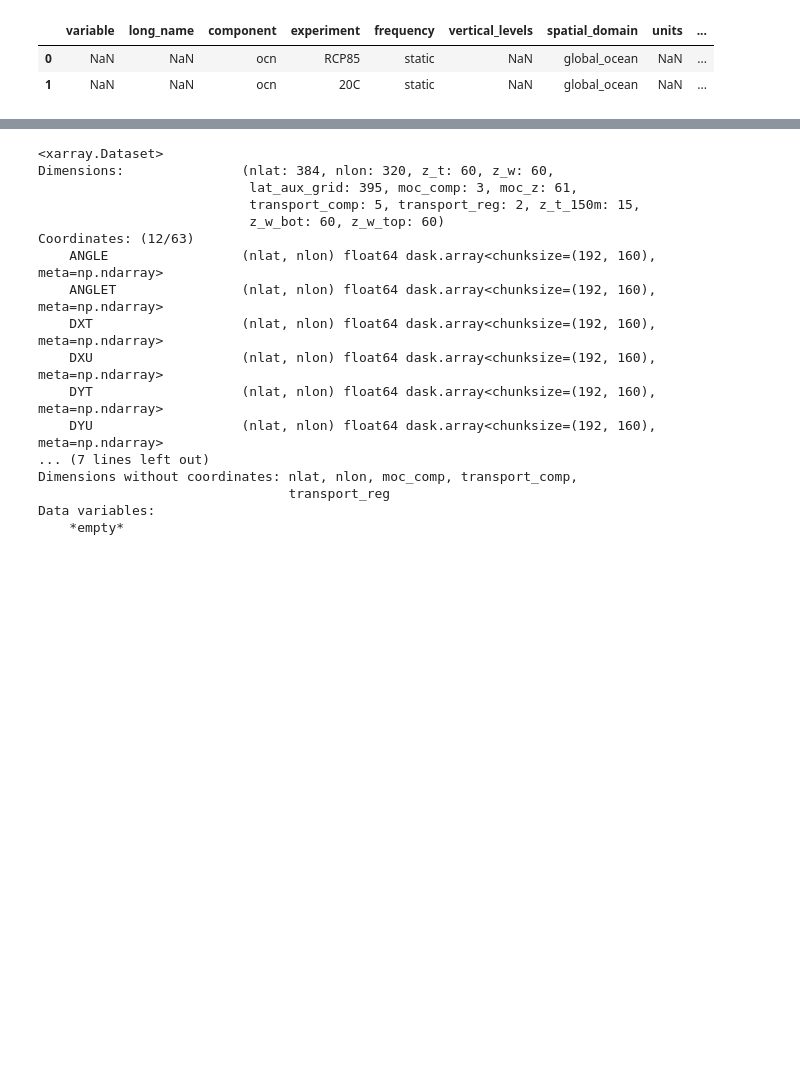
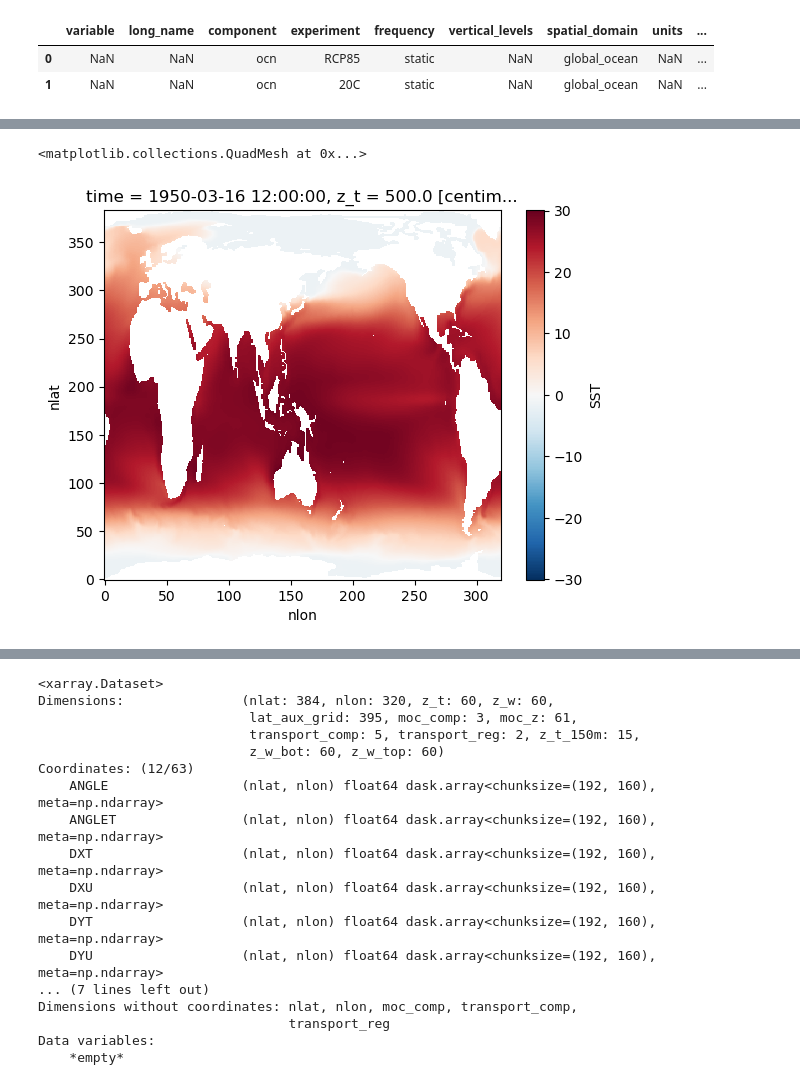
Before and after one commit to olleholt/toolkit, a Jupyter notebook: test_notebooks/Diana-scratch.ipynb, the cells around one changed output, grey strips where cells are left out. Saved outputs shown, nothing was run; the diff lists cells and outputs as text; code cells hidden in the pictures; blank space fills up the shorter version.

```diff
--- a/test_notebooks/Diana-scratch.ipynb
+++ b/test_notebooks/Diana-scratch.ipynb
@@ -60,7 +60,7 @@ col.search(variable="TEMP").df
 col_ocntemp = col.search(
     frequency=["monthly"],
     component="ocn",
-    variable="TEMP",
+    variable="SST",
     experiment=["20C", "RCP85"],
 )
 
@@ -103,3 +178,13 @@ dg_RCP85 = dgrid["ocn.RCP85.static"]
 # %%
-ds_20C['TEMP'].mean(dim='time').plot()  # Plot the mean temperature over time
-plt.show()
+#this is mapping the whole world
+ds_20C_mean=ds_20C.mean(dim="member_id")
+
+test_2 = ds_20C_mean.SST.sel(time=slice("1950", "2000"))
+
+test_1950_2 = test_2.sel(time='1950-03')
+test_2000_2 = test_2.sel(time='2000-03')
+
+test_1950_2.squeeze().plot()
+# %% [output]
+<matplotlib.collections.QuadMesh at 0x...>
+[figure, added]
```
Also changed, not shown: parts of 8 cells of this notebook, 1 other file.
